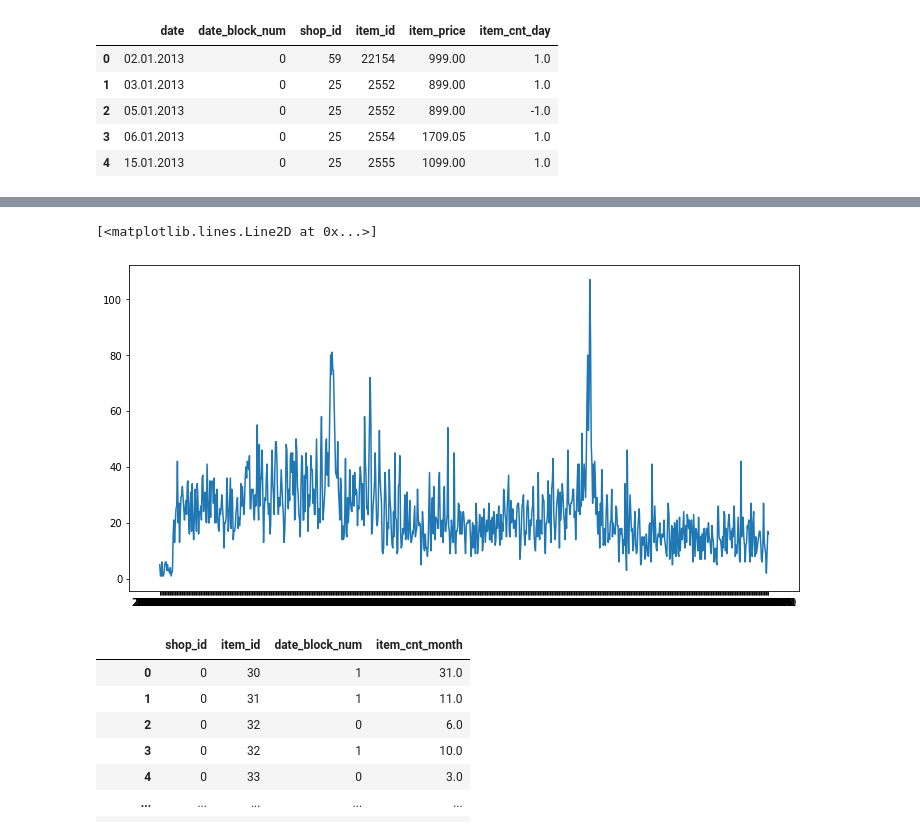
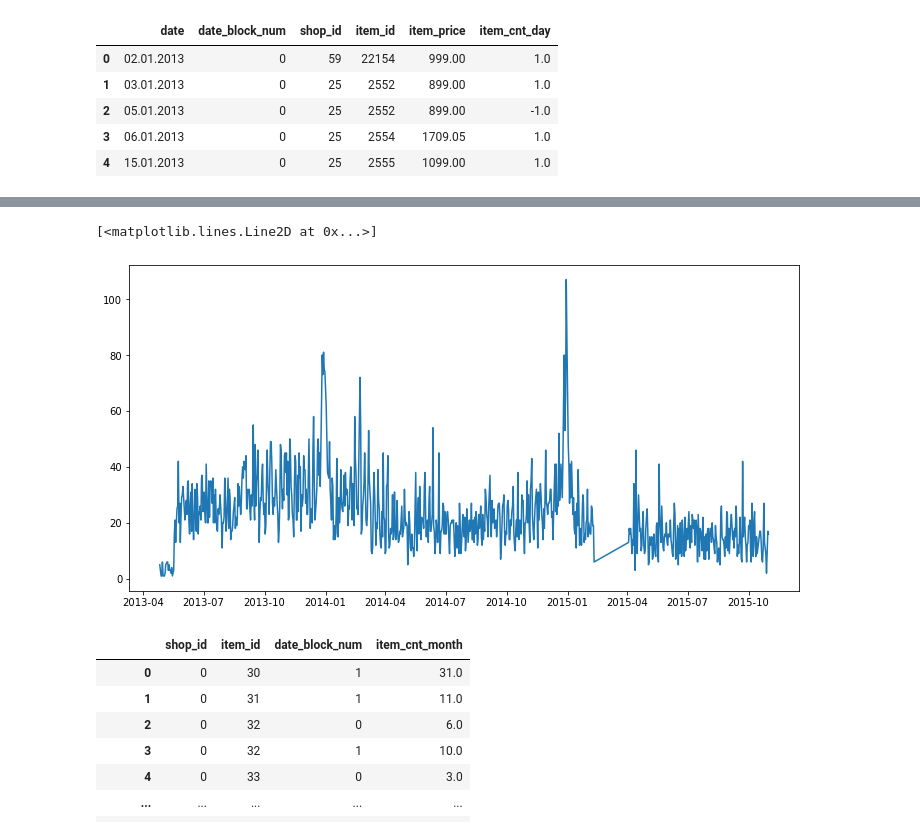
Before and after one commit to aitor-perez/kaggle, a Jupyter notebook: future-sales/exploration.ipynb, the cells around one changed output, grey strips where cells are left out. Saved outputs shown, nothing was run; the diff lists cells and outputs as text; code cells hidden in the pictures.

```diff
--- a/future-sales/exploration.ipynb
+++ b/future-sales/exploration.ipynb
@@ -30,6 +30,7 @@ def normalize_date(date):
     return year + '.' + month + '.' + day
 
 train_data['date'] = normalize_date(train_data['date'])
+train_data['date2'] = pd.to_datetime(train_data['date'], format="%Y.%m.%d")
 # %%
 train_data.head()
 # %% [output]
@@ -57,9 +75,9 @@ train_data.mode()
 # %%
 shop_item_data = train_data[(train_data['shop_id'] == 31) & (train_data['item_id'] == 20949)].sort_values(by='date')
 
 fig, ax = plt.subplots(figsize=(12, 6))
-ax.plot(shop_item_data['date'], shop_item_data['item_cnt_day'], color='tab:blue')
+ax.plot(shop_item_data['date2'], shop_item_data['item_cnt_day'], color='tab:blue')
 # %% [output]
 [<matplotlib.lines.Line2D at 0x...>]
-[figure, old version]
+[figure, new version]
 # %%
```
Also changed, not shown: parts of 8 cells of this notebook, 1 other file.
